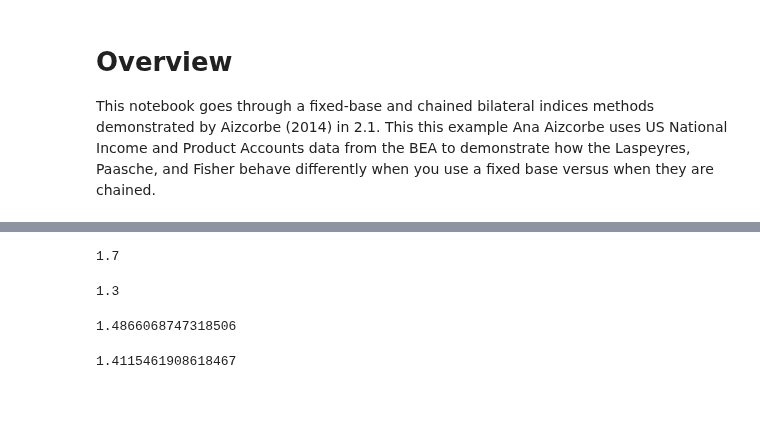
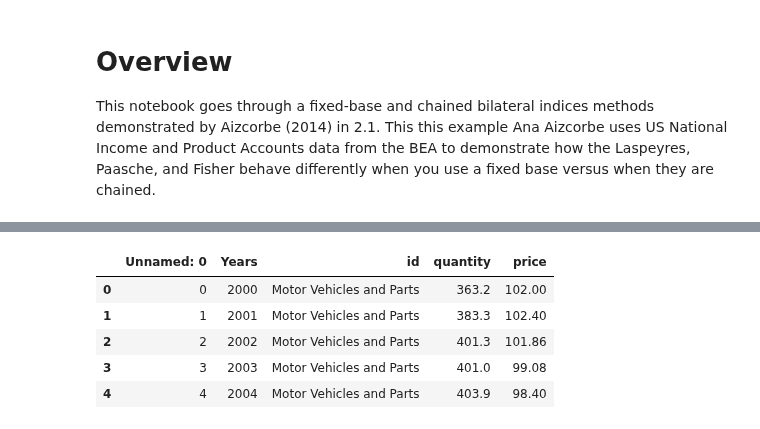
Before and after one commit to sergegoussev/price_stats_experiments, a Jupyter notebook: notebooks/aizcorbe_example_2.1.ipynb, the cells around one changed output, grey strips where cells are left out. Drawn from its saved outputs; the diff is of its cells as text; code cells hidden in the pictures; blank space fills up the shorter version.

```diff
--- a/notebooks/aizcorbe_example_2.1.ipynb
+++ b/notebooks/aizcorbe_example_2.1.ipynb
@@ -235,16 +34,10 @@ def dutot(
-# %%
-laspeyres(p0,p1, q0)
-# %% [output]
-1.7
-# %%
-paasche(p0,p1,q1)
-# %% [output]
-1.3
-# %%
-fisher(p0,p1,q0,q1)
-# %% [output]
-1.4866068747318506
-# %%
-tornqvist(p0,p1,p0,q1)
-# %% [output]
-1.4115461908618467
+# %%
+df = pd.read_csv("../data/silver/NIPA_ard.csv")
+df.head()
+# %% [output]
+|  | Unnamed: 0 | Years | id | quantity | price |
+| 0 | 0 | 2000 | Motor Vehicles and Parts | 363.2 | 102.00 |
+| 1 | 1 | 2001 | Motor Vehicles and Parts | 383.3 | 102.40 |
+| 2 | 2 | 2002 | Motor Vehicles and Parts | 401.3 | 101.86 |
+| 3 | 3 | 2003 | Motor Vehicles and Parts | 401.0 | 99.08 |
+| 4 | 4 | 2004 | Motor Vehicles and Parts | 403.9 | 98.40 |
```
Also changed, not shown: parts of 22 cells of this notebook, 3 other files.
